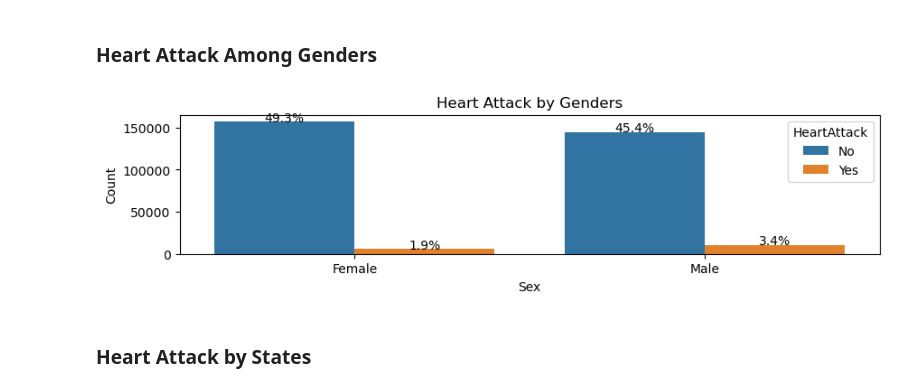
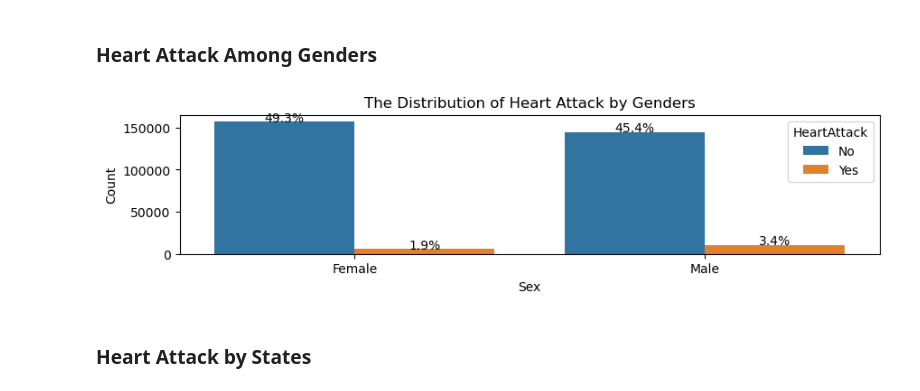
Before and after one commit to hatkiet/Project_4, a Jupyter notebook: 2_HeartAttack_Visualization.ipynb, the cells around one changed output. Saved outputs shown, nothing was run; the diff lists cells and outputs as text; code cells hidden in the pictures.

```diff
--- a/2_HeartAttack_Visualization.ipynb
+++ b/2_HeartAttack_Visualization.ipynb
@@ -115,7 +115,7 @@ from tabulate import tabulate
 # 1. Loading the CSV format dataset from SparkSQL
 # %%
 # Load the data into a Pandas DataFrame
-df1 = pd.read_csv("heart_2022_Spark.csv")
+df1 = pd.read_csv("Resources/heart_2022_Spark.csv")
 # Display sample data
 df1.head()
 # %% [output]
@@ -560,26 +574,26 @@ Analysis for SleepHours columns:
 # %%
 # Set figure styles
 plt.figure(figsize=(10,2))
 
 #Plot countplot
 ax = sns.countplot(data=df1, x="Sex", hue="HeartAttack")
 
 # Customize plot
 ax.set(
     ylabel = "Count",
-    title = "Heart Attack by Genders"
+    title = "The Distribution of Heart Attack by Genders"
 )
 ax.tick_params(axis='x', labelsize=10)
 # Add labels to bars
 total = float(len(df1))
 for percent in ax.patches:
     height = percent.get_height()
     ax.text(percent.get_x() + percent.get_width() / 2, height, '{:.1f}%'.format((height/total)*100), ha="center")
 
 # Display the plot
 plt.show()
 # %% [output]
-[figure, old version]
+[figure, new version]
 # %% [markdown]
 ### Heart Attack by States
 # %%
```
Also changed, not shown: parts of 21 cells of this notebook, 30 other files.
